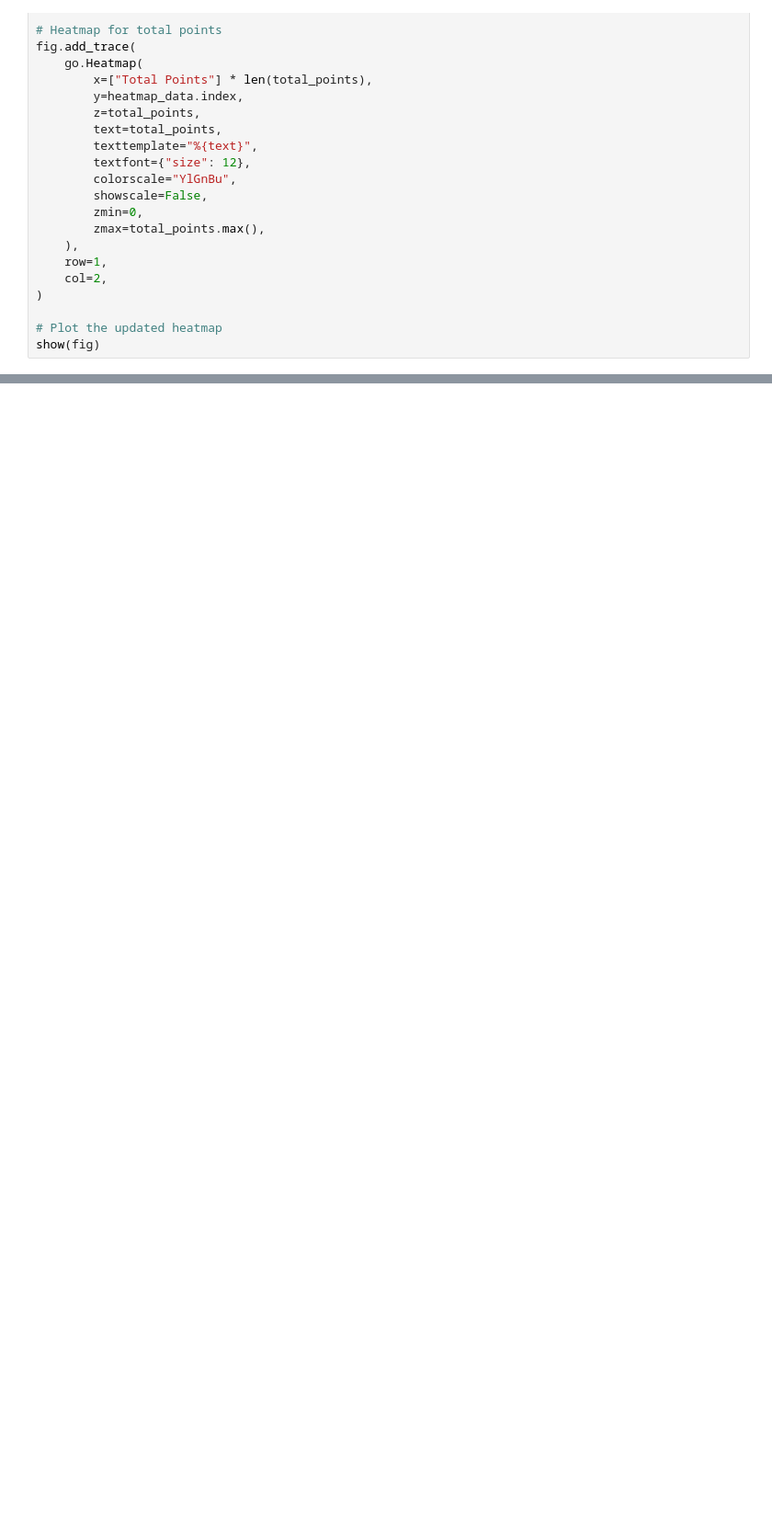
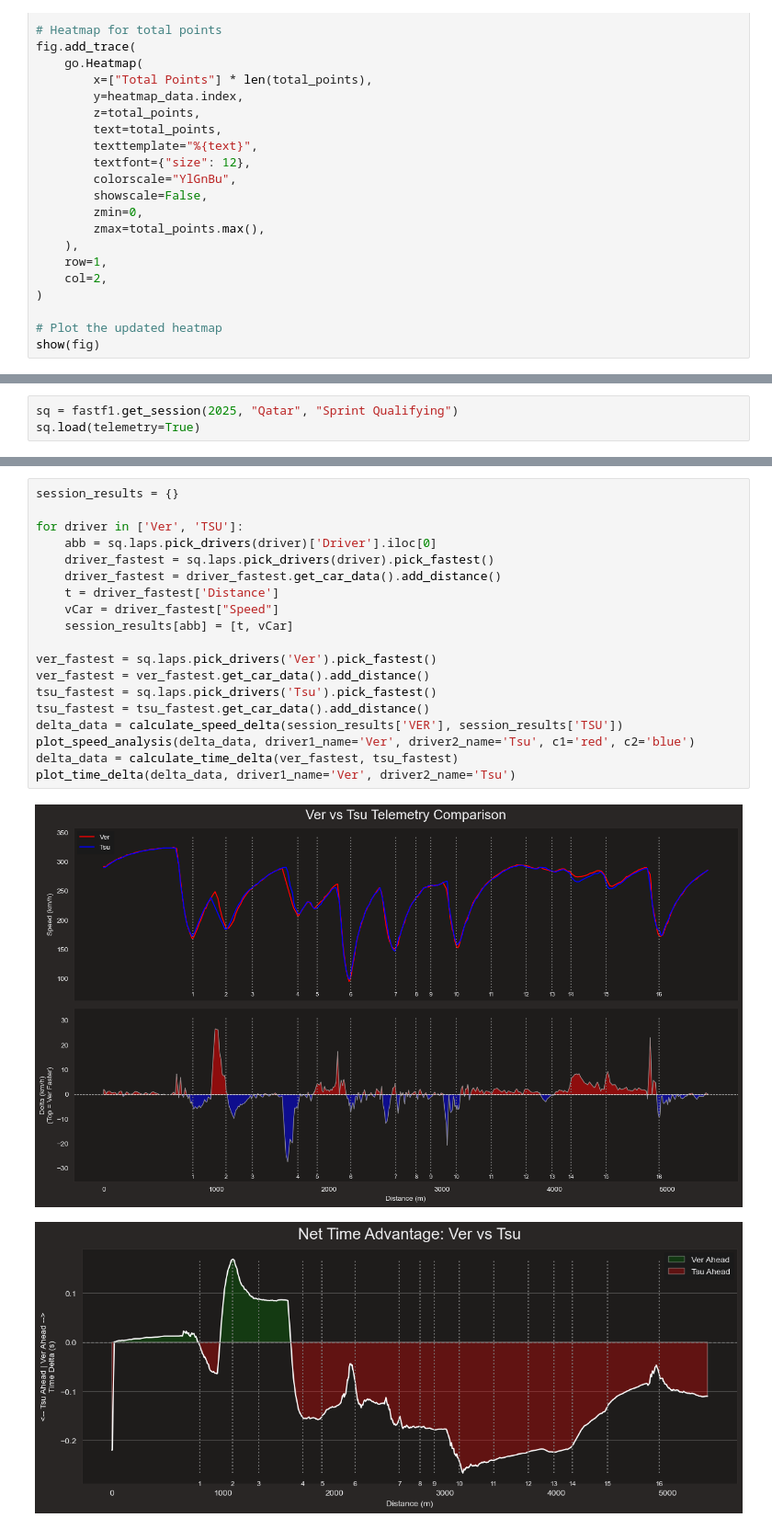
Before and after one commit to elijahmccauley/f1_tire_deg, a Jupyter notebook: f1_data_twitter.ipynb, the cells around one changed output, grey strips where cells are left out. Shown at 92% size. Cells and saved outputs as stored; diff of their text form; blank space fills up the shorter version.

```diff
--- a/f1_data_twitter.ipynb
+++ b/f1_data_twitter.ipynb
@@ -347,0 +613,3 @@ show(fig)
+# %%
+sq = fastf1.get_session(2025, "Qatar", "Sprint Qualifying")
+sq.load(telemetry=True)
@@ -347,0 +632,22 @@ show(fig)
+# %%
+session_results = {}
+
+for driver in ['Ver', 'TSU']:
+    abb = sq.laps.pick_drivers(driver)['Driver'].iloc[0]
+    driver_fastest = sq.laps.pick_drivers(driver).pick_fastest()
+    driver_fastest = driver_fastest.get_car_data().add_distance()
+    t = driver_fastest['Distance']
+    vCar = driver_fastest["Speed"]
+    session_results[abb] = [t, vCar]
+
+ver_fastest = sq.laps.pick_drivers('Ver').pick_fastest()
+ver_fastest = ver_fastest.get_car_data().add_distance()
+tsu_fastest = sq.laps.pick_drivers('Tsu').pick_fastest()
+tsu_fastest = tsu_fastest.get_car_data().add_distance()
+delta_data = calculate_speed_delta(session_results['VER'], session_results['TSU'])
+plot_speed_analysis(delta_data, driver1_name='Ver', driver2_name='Tsu', c1='red', c2='blue')
+delta_data = calculate_time_delta(ver_fastest, tsu_fastest)
+plot_time_delta(delta_data, driver1_name='Ver', driver2_name='Tsu')
+# %% [output]
+[figure, added]
+[figure, added]
```
Also changed, not shown: parts of 14 cells of this notebook, 6 other files.
